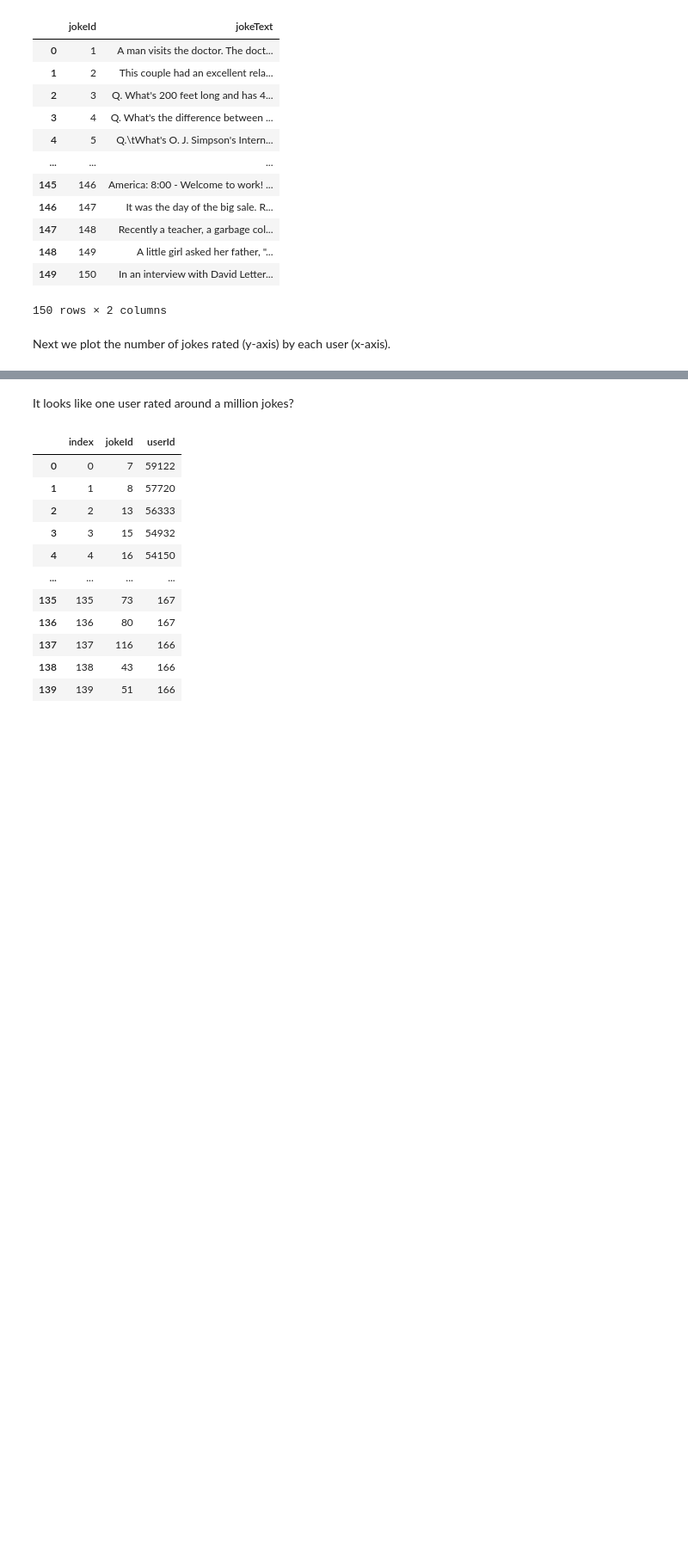
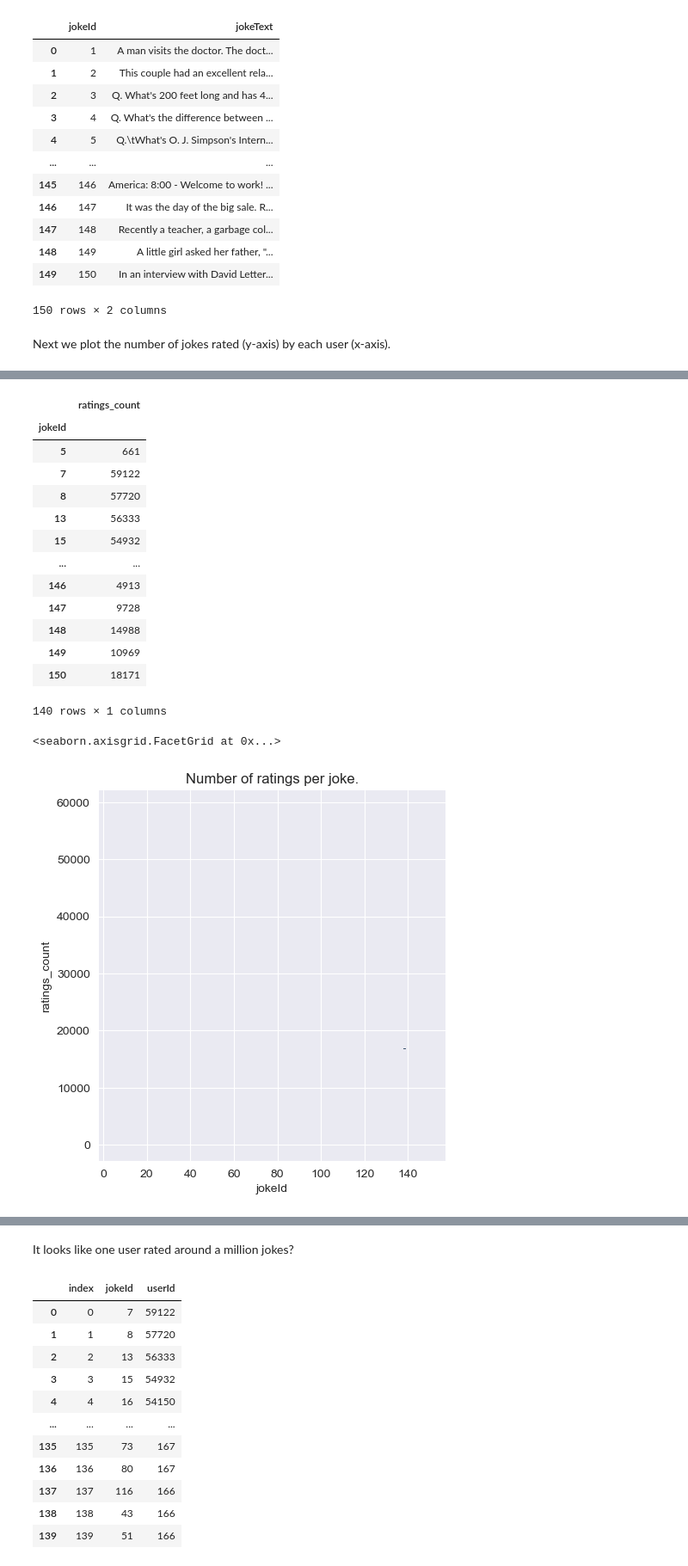
Before and after one commit to RedOrBlueP1ll/reasonable_recommendations, a Jupyter notebook: joke_recsyst_notebook.ipynb, the cells around one changed output, grey strips where cells are left out. Shown at 86% size. Cells and saved outputs as stored; diff of their text form; code cells hidden in the pictures; blank space fills up the shorter version.

```diff
--- a/joke_recsyst_notebook.ipynb
+++ b/joke_recsyst_notebook.ipynb
@@ -71,2 +76,26 @@ sns.displot(data=count_ratings_df, x='userId', y='ratings_count', binwidth=1)
+# %%
+count_ratings_df = ratings_df[['userId', 'jokeId']].groupby(['jokeId']).count()
+count_ratings_df.columns = ['ratings_count']
+display(count_ratings_df)
+fig = sns.displot(data=count_ratings_df, x='jokeId', y='ratings_count', binwidth=1)
+fig.set(title='Number of ratings per joke.')
+# Note: For some reason, the plot only show one point when I run the code. The table seem correct, though. - Dennis
+# %% [output]
+|  | ratings_count |
+| jokeId |  |
+| 5 | 661 |
+| 7 | 59122 |
+| 8 | 57720 |
+| 13 | 56333 |
+| 15 | 54932 |
+| ... | ... |
+| 146 | 4913 |
+| 147 | 9728 |
+| 148 | 14988 |
+| 149 | 10969 |
+| 150 | 18171 |
+140 rows × 1 columns
+<seaborn.axisgrid.FacetGrid at 0x...>
+[figure, added]
 # %%
 count_ratings_df = ratings_df[['userId', 'jokeId']].groupby(['jokeId']).count()
```
Also changed, not shown: parts of 8 cells of this notebook.
